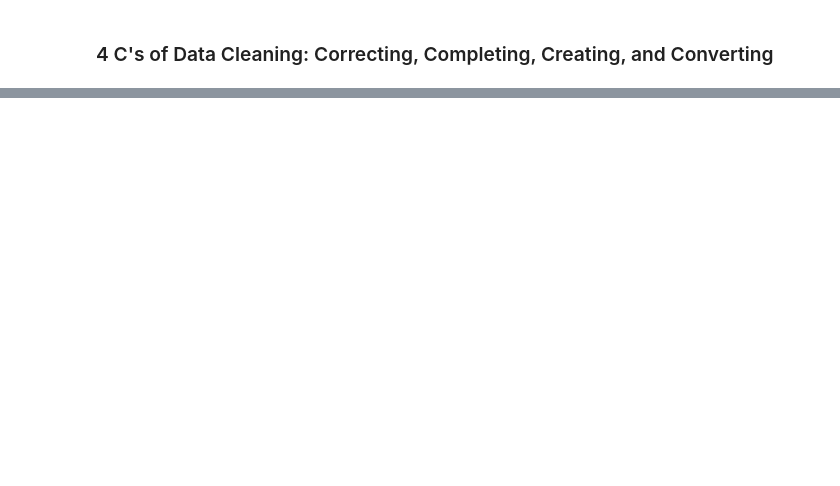
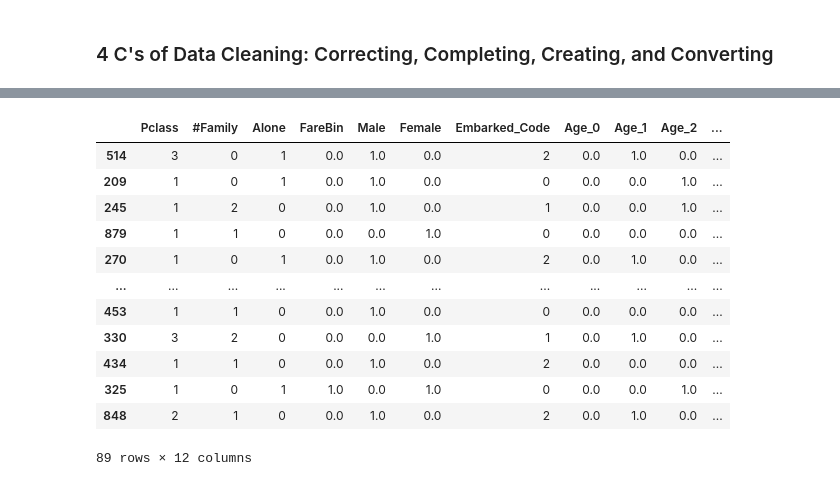
Before and after one commit to abdulaziz-snobra/Who-will-survive.-Titanic-Project, a Jupyter notebook: project.ipynb, the cells around one changed output, grey strips where cells are left out. Saved outputs shown, nothing was run; the diff lists cells and outputs as text; code cells hidden in the pictures; blank space fills up the shorter version.

```diff
--- a/project.ipynb
+++ b/project.ipynb
@@ -217,0 +284,16 @@ data_test.drop(['FareBin_Code'],axis=1,inplace=True)
+# %%
+data_test
+# %% [output]
+|  | Pclass | #Family | Alone | FareBin | Male | Female | Embarked_Code | Age_0 | Age_1 | Age_2 | ... |
+| 514 | 3 | 0 | 1 | 0.0 | 1.0 | 0.0 | 2 | 0.0 | 1.0 | 0.0 | ... |
+| 209 | 1 | 0 | 1 | 0.0 | 1.0 | 0.0 | 0 | 0.0 | 0.0 | 1.0 | ... |
+| 245 | 1 | 2 | 0 | 0.0 | 1.0 | 0.0 | 1 | 0.0 | 0.0 | 1.0 | ... |
+| 879 | 1 | 1 | 0 | 0.0 | 0.0 | 1.0 | 0 | 0.0 | 0.0 | 0.0 | ... |
+| 270 | 1 | 0 | 1 | 0.0 | 1.0 | 0.0 | 2 | 0.0 | 1.0 | 0.0 | ... |
+| ... | ... | ... | ... | ... | ... | ... | ... | ... | ... | ... | ... |
+| 453 | 1 | 1 | 0 | 0.0 | 1.0 | 0.0 | 0 | 0.0 | 0.0 | 0.0 | ... |
+| 330 | 3 | 2 | 0 | 0.0 | 0.0 | 1.0 | 1 | 0.0 | 1.0 | 0.0 | ... |
+| 434 | 1 | 1 | 0 | 0.0 | 1.0 | 0.0 | 2 | 0.0 | 0.0 | 0.0 | ... |
+| 325 | 1 | 0 | 1 | 1.0 | 0.0 | 1.0 | 0 | 0.0 | 0.0 | 1.0 | ... |
+| 848 | 2 | 1 | 0 | 0.0 | 1.0 | 0.0 | 2 | 0.0 | 1.0 | 0.0 | ... |
+89 rows × 12 columns
```
Also changed, not shown: parts of 26 cells of this notebook, 1 other file.
